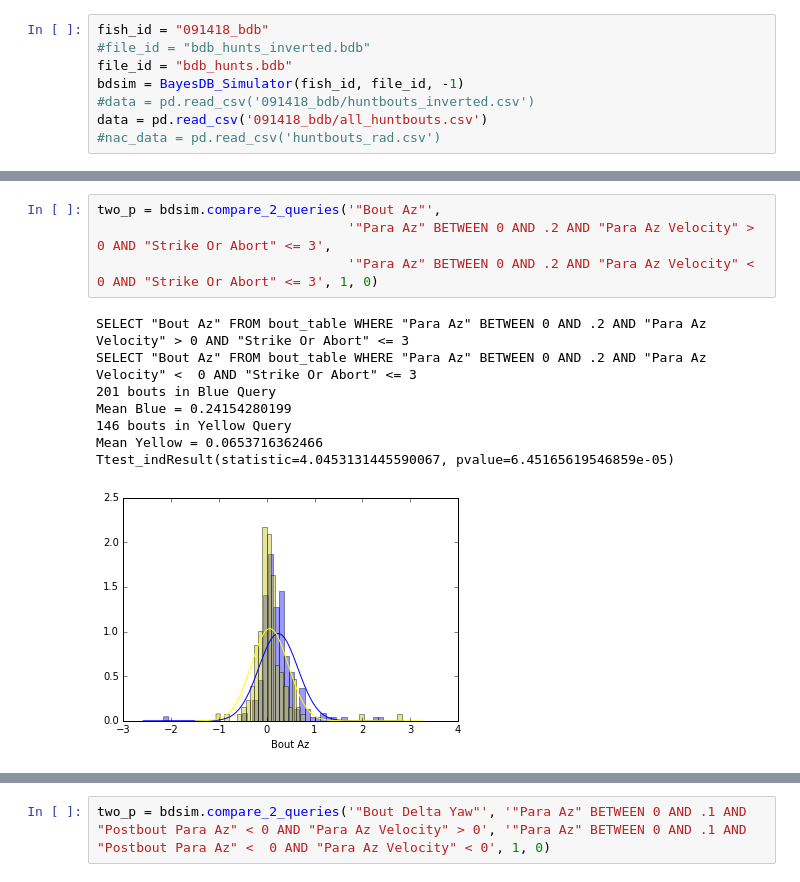
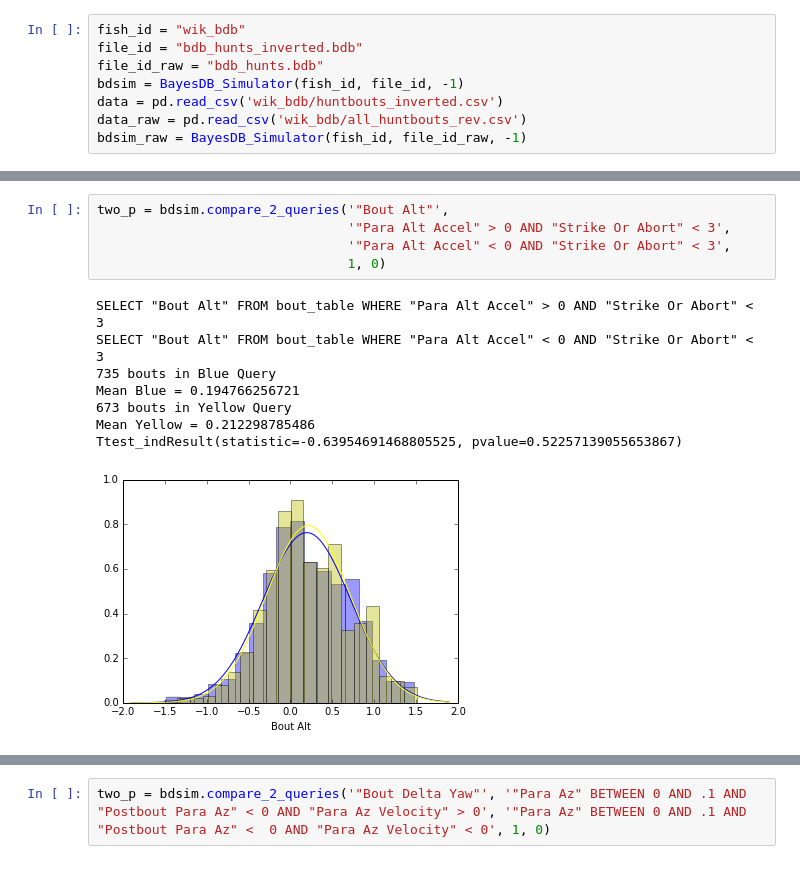
Before and after one commit to elifesciences-publications/PreycapMaster, a Jupyter notebook: BDB_Plot.ipynb, the cells around one changed output, grey strips where cells are left out. Cells and saved outputs as stored; diff of their text form.

```diff
--- a/BDB_Plot.ipynb
+++ b/BDB_Plot.ipynb
@@ -10,9 +11,9 @@ import warnings
 warnings.filterwarnings('ignore')
 # %%
-fish_id = "091418_bdb"
-#file_id = "bdb_hunts_inverted.bdb"
-file_id = "bdb_hunts.bdb"
+fish_id = "wik_bdb"
+file_id = "bdb_hunts_inverted.bdb"
+file_id_raw = "bdb_hunts.bdb"
 bdsim = BayesDB_Simulator(fish_id, file_id, -1)
-#data = pd.read_csv('091418_bdb/huntbouts_inverted.csv')
-data = pd.read_csv('091418_bdb/all_huntbouts.csv')
-#nac_data = pd.read_csv('huntbouts_rad.csv')
+data = pd.read_csv('wik_bdb/huntbouts_inverted.csv')
+data_raw = pd.read_csv('wik_bdb/all_huntbouts_rev.csv')
+bdsim_raw = BayesDB_Simulator(fish_id, file_id_raw, -1)
@@ -59,13 +154,14 @@ Ttest_indResult(statistic=5.0807366828926863, pvalue=5.7340376889491932e-07)
 # %%
-two_p = bdsim.compare_2_queries('"Bout Az"',
-                                '"Para Az" BETWEEN 0 AND .2 AND "Para Az Velocity" > 0 AND "Strike Or Abort" <= 3',
-                                '"Para Az" BETWEEN 0 AND .2 AND "Para Az Velocity" <  0 AND "Strike Or Abort" <= 3', 1, 0)
+two_p = bdsim.compare_2_queries('"Bout Alt"',
+                                '"Para Alt Accel" > 0 AND "Strike Or Abort" < 3',
+                                '"Para Alt Accel" < 0 AND "Strike Or Abort" < 3',
+                                1, 0)
 # %% [output]
-SELECT "Bout Az" FROM bout_table WHERE "Para Az" BETWEEN 0 AND .2 AND "Para Az Velocity" > 0 AND "Strike Or Abort" <= 3
-SELECT "Bout Az" FROM bout_table WHERE "Para Az" BETWEEN 0 AND .2 AND "Para Az Velocity" <  0 AND "Strike Or Abort" <= 3
-201 bouts in Blue Query
-Mean Blue = 0.24154280199
-146 bouts in Yellow Query
-Mean Yellow = 0.0653716362466
-Ttest_indResult(statistic=4.0453131445590067, pvalue=6.45165619546859e-05)
+SELECT "Bout Alt" FROM bout_table WHERE "Para Alt Accel" > 0 AND "Strike Or Abort" < 3
+SELECT "Bout Alt" FROM bout_table WHERE "Para Alt Accel" < 0 AND "Strike Or Abort" < 3
+735 bouts in Blue Query
+Mean Blue = 0.194766256721
+673 bouts in Yellow Query
+Mean Yellow = 0.212298785486
+Ttest_indResult(statistic=-0.63954691468805525, pvalue=0.52257139055653867)
-[figure, old version]
+[figure, new version]
```
Also changed, not shown: parts of 24 cells of this notebook, 5 other files.
